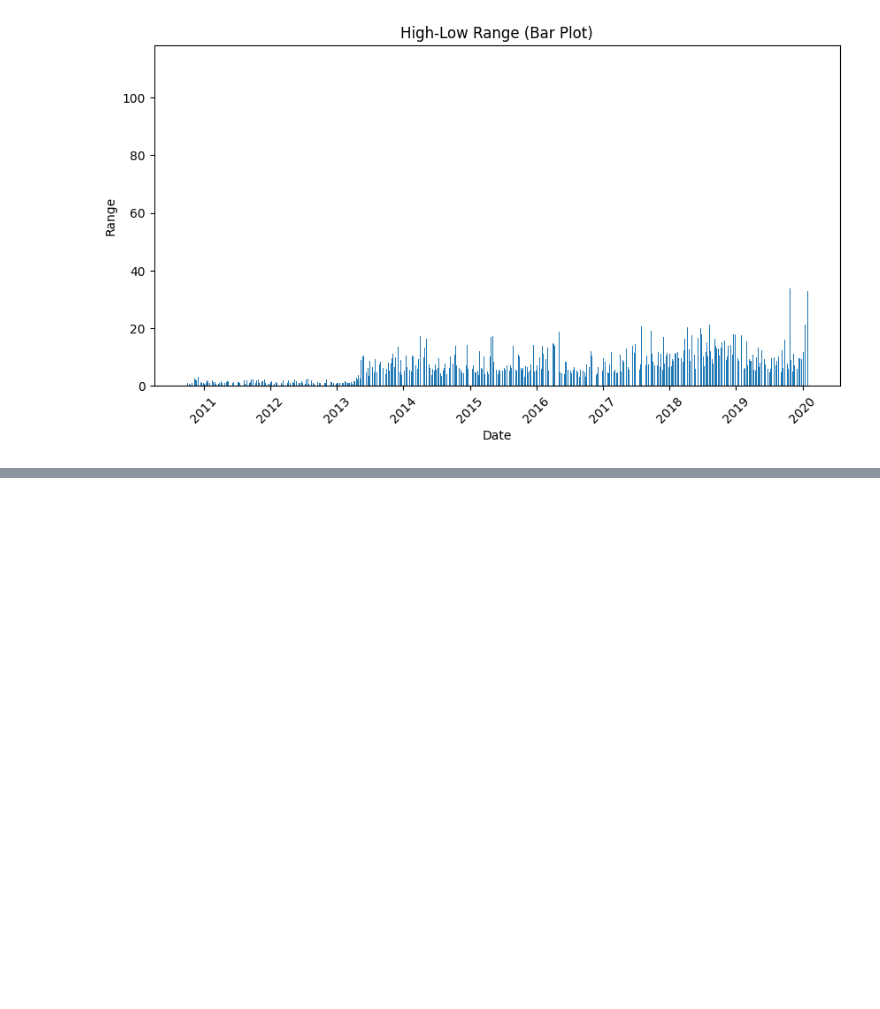
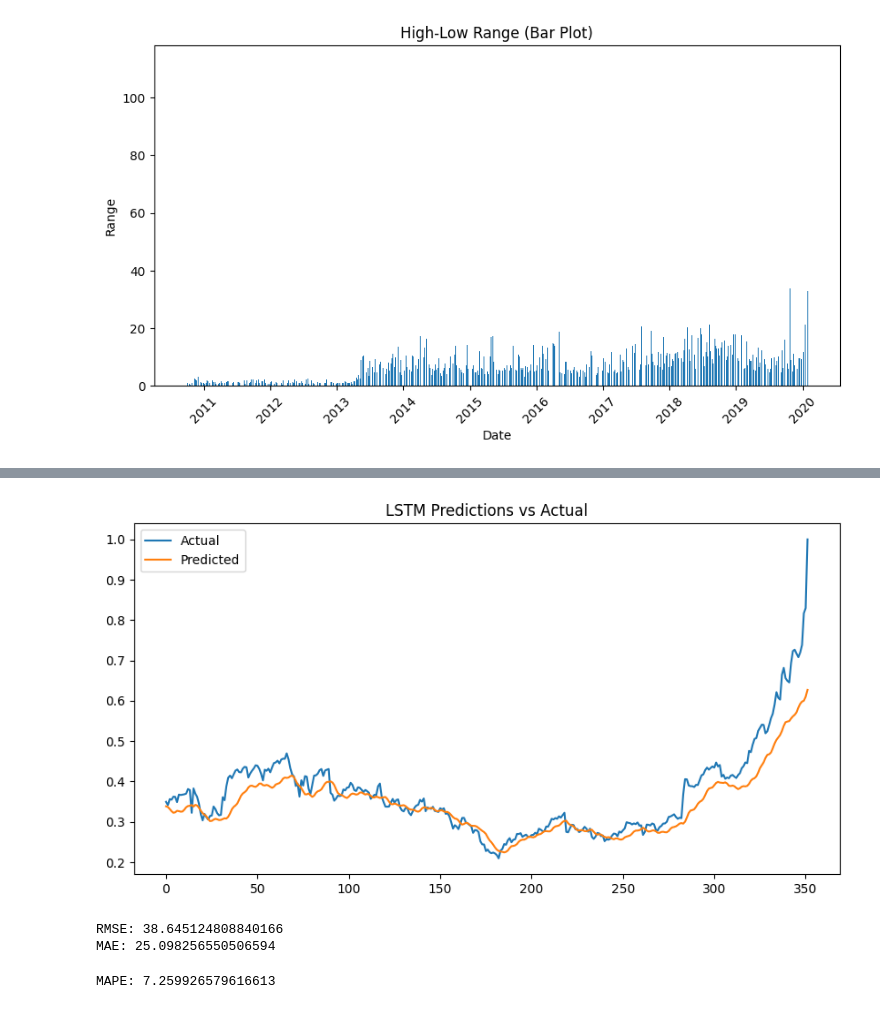
Before and after one commit to vijais0604-cloud/Tesla-stock-prediction, a Jupyter notebook: Tesla stock prediction.ipynb, the cells around one changed output, grey strips where cells are left out. Cells and saved outputs as stored; diff of their text form; code cells hidden in the pictures; blank space fills up the shorter version.

Commit message:
built LSTM model using tensorflow and added hyperparameter tuning

```diff
--- a/Tesla stock prediction.ipynb
+++ b/Tesla stock prediction.ipynb
@@ -197,0 +266,12 @@ plt.show()
+# %%
+train_size = int(len(X) * 0.7)
+val_size = int(len(X) * 0.15)
+
+X_train = X[:train_size]
+y_train = y[:train_size]
+
+X_val = X[train_size:train_size+val_size]
+y_val = y[train_size:train_size+val_size]
+
+X_test = X[train_size+val_size:]
+y_test = y[train_size+val_size:]
@@ -197,0 +282,13 @@ plt.show()
+# %%
+model = Sequential([
+    LSTM(64, return_sequences=True, input_shape=(X_train.shape[1], X_train.shape[2])),
+    Dropout(0.2),
+
+    LSTM(32),
+    Dropout(0.2),
+
+    Dense(1)
+])
+
+model.compile(optimizer="adam", loss="mse", metrics=["mae"])
+model.summary()
@@ -197,0 +315,7 @@ plt.show()
+# %%
+history = model.fit(
+    X_train, y_train,
+    epochs=25,
+    batch_size=32,
+    validation_data=(X_val, y_val)
+)
@@ -197,0 +348,2 @@ plt.show()
+# %%
+y_pred = model.predict(X_test)
@@ -197,0 +352,11 @@ plt.show()
+# %%
+plt.figure(figsize=(10,5))
+
+plt.plot(y_test, label="Actual")
+plt.plot(y_pred, label="Predicted")
+
+plt.title("LSTM Predictions vs Actual")
+plt.legend()
+plt.show()
+# %% [output]
+[figure, added]
@@ -197,0 +369,15 @@ plt.show()
+# %%
+
+rmse = np.sqrt(mean_squared_error(y_test_actual, y_pred_actual))
+mae = mean_absolute_error(y_test_actual, y_pred_actual)
+
+print("RMSE:", rmse)
+print("MAE:", mae)
+# %% [output]
+RMSE: 38.645124808840166
+MAE: 25.098256550506594
+# %%
+mape = np.mean(np.abs((y_test_actual - y_pred_actual) / y_test_actual)) * 100
+print("MAPE:", mape)
+# %% [output]
+MAPE: 7.259926579616613
```
Also changed, not shown: parts of 37 cells of this notebook, 46 other files.
